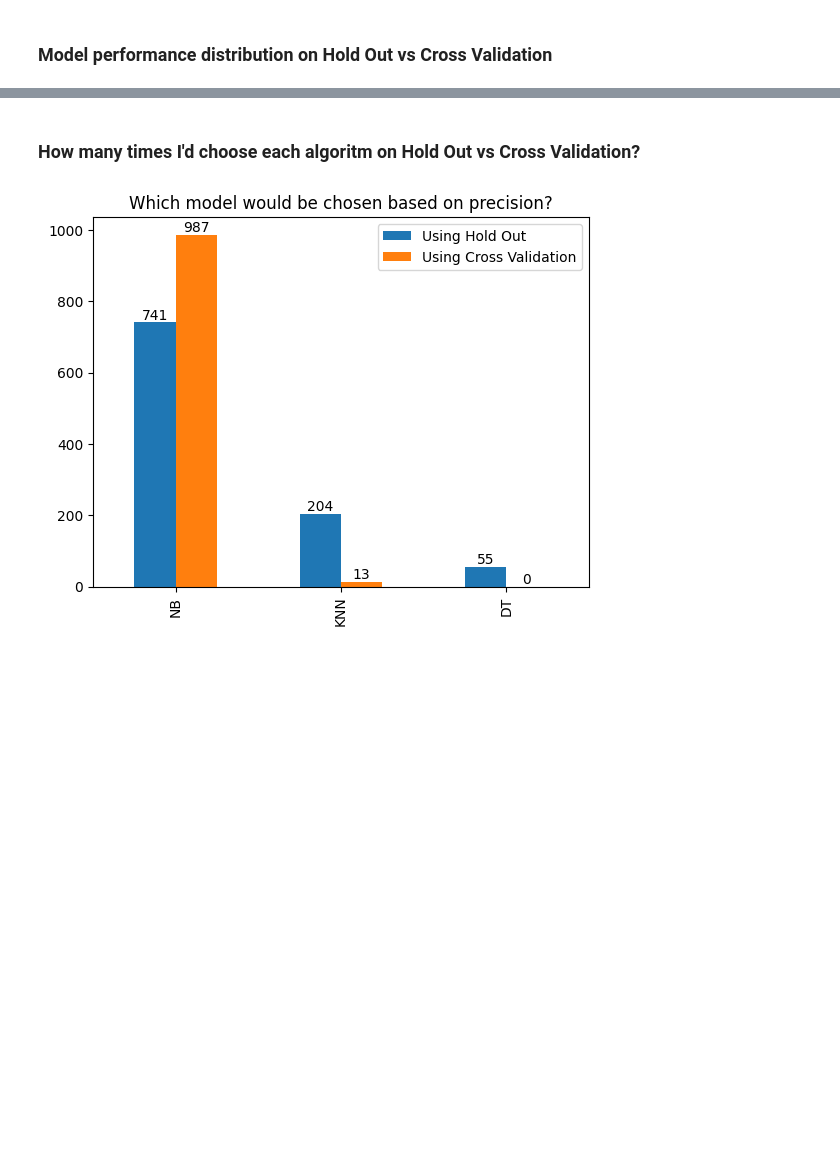
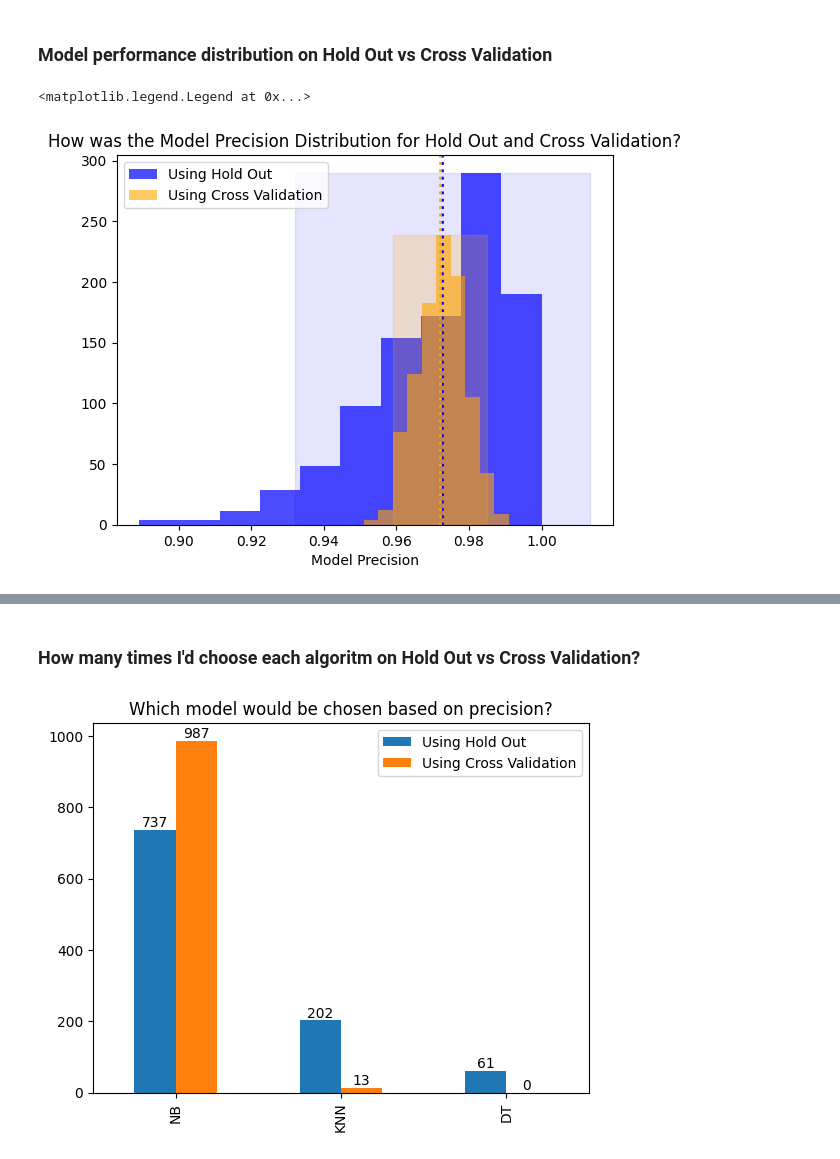
Before and after one commit to mauriciodeoliveirareis/ds-postgrad, a Jupyter notebook: machineLearning/assignment1/notebook/assignment1.ipynb, the cells around one changed output, grey strips where cells are left out. Drawn from its saved outputs; the diff is of its cells as text; code cells hidden in the pictures; blank space fills up the shorter version.

Commit message:
finished code, just need to adjust some things and write text

```diff
--- a/machineLearning/assignment1/notebook/assignment1.ipynb
+++ b/machineLearning/assignment1/notebook/assignment1.ipynb
@@ -46,16 +180,17 @@ dtCriterion='entropy'
 # %%
 # This section is about Collecting run data for hold out
 
-from sklearn.model_selection import train_test_split
-from sklearn.naive_bayes import MultinomialNB, GaussianNB, BernoulliNB
-from sklearn.metrics import precision_score, recall_score, f1_score, roc_auc_score
-from sklearn.neighbors import KNeighborsClassifier
-from sklearn.tree import DecisionTreeClassifier
-
-def splitDataAndRunModel(X, y, randState, model, averageType):
+# Splits the data into test and train, runs the model and returns precision recall and f1 scores
+def splitDataAndRunModel(X, y, randState, model, averageType, needsScale = False):
     # split the data
     X_train, X_test, y_train, y_test = train_test_split(X, y, random_state=randState,
                                                         test_size=testSplitSize)
+    if(needsScale):
+        # normalise the raw data
+        scaler = StandardScaler()
+        X_train = scaler.fit_transform(X_train)
+        X_test = scaler.fit_transform(X_test)
+
     wine_NB = model.fit(X_train, y_train)
     y_dash = wine_NB.predict(X_test)
 
@@ -68,6 +203,7 @@ def splitDataAndRunModel(X, y, randState, model, averageType):
             "f1": f1}
 
 
+# declares variables and lists to store the data we will analise later on
 precisionNbHoldOutList = []
 recallNbHoldOutList = []
 f1NbHoldOutList = []
@@ -89,6 +225,7 @@ dtBestPrecisionHoldOutCount = 0
 dtBestRecallHoldOutCount = 0
 dtBestF1HoldOutCount = 0
 
+# runs 1000 tests
 for randState in range(numberOfTests):
     # train a NB model and predict for test data
     model = GaussianNB()
@@ -99,7 +236,7 @@ for randState in range(numberOfTests):
 
     # train a KNN model and predict for test data
     model = KNeighborsClassifier(n_neighbors=nNeighbors)
-    knnResults = splitDataAndRunModel(X, y, randState, model, averageType)
+    knnResults = splitDataAndRunModel(X, y, randState, model, averageType, True)
     precisionKnnHoldOutList.append(knnResults['precision'])
     recallKnnHoldOutList.append(knnResults['recall'])
     f1KnnHoldOutList.append(knnResults['f1'])
@@ -233,4 +378,27 @@ for randState in range(numberOfTests):
         dtBestF1CrossValCount = dtBestF1CrossValCount + 1
 # %% [markdown]
 ### Model performance distribution on Hold Out vs Cross Validation
+# %%
+# Gets all items in list of floats rounded up to 3 decimal places
+def roundList(aList):
+    return list(map(lambda x: round(x, ndigits=3), aList))
+# Creates a histogram plot with a line for the mean and a shadow for a 95% confidence interval
+def plotWithMeanAndSD(aList, aColor, mainAlpha, sdAlpha, aLabel):
+    height, bins, patches = plt.hist(roundList(aList), alpha=mainAlpha, label=aLabel, color=aColor)
+    plt.axvline(np.mean(aList), color=aColor, linestyle=':', linewidth=2)
+    # fit a normal distribution and get 95% c.i.
+    ci = norm(*norm.fit(aList)).interval(0.95)
+    # Mark between 0 and the highest bar in the histogram,
+    # This will create a background coloured block showing the confidence interval
+    plt.fill_betweenx([0, height.max()], ci[0], ci[1], color=aColor, alpha=sdAlpha)
+
+plotWithMeanAndSD(precisionNbHoldOutList, 'blue', 0.7, 0.1, "Using Hold Out")
+plotWithMeanAndSD(precisionNbCrossValList, 'orange', 0.6, 0.2, "Using Cross Validation")
+
+plt.title("How was the Model Precision Distribution for Hold Out and Cross Validation?")
+plt.xlabel("Model Precision")
+plt.legend(loc='upper left')
+# %% [output]
+<matplotlib.legend.Legend at 0x...>
+[figure, added]
 # %%
```
Also changed, not shown: parts of 28 cells of this notebook.
